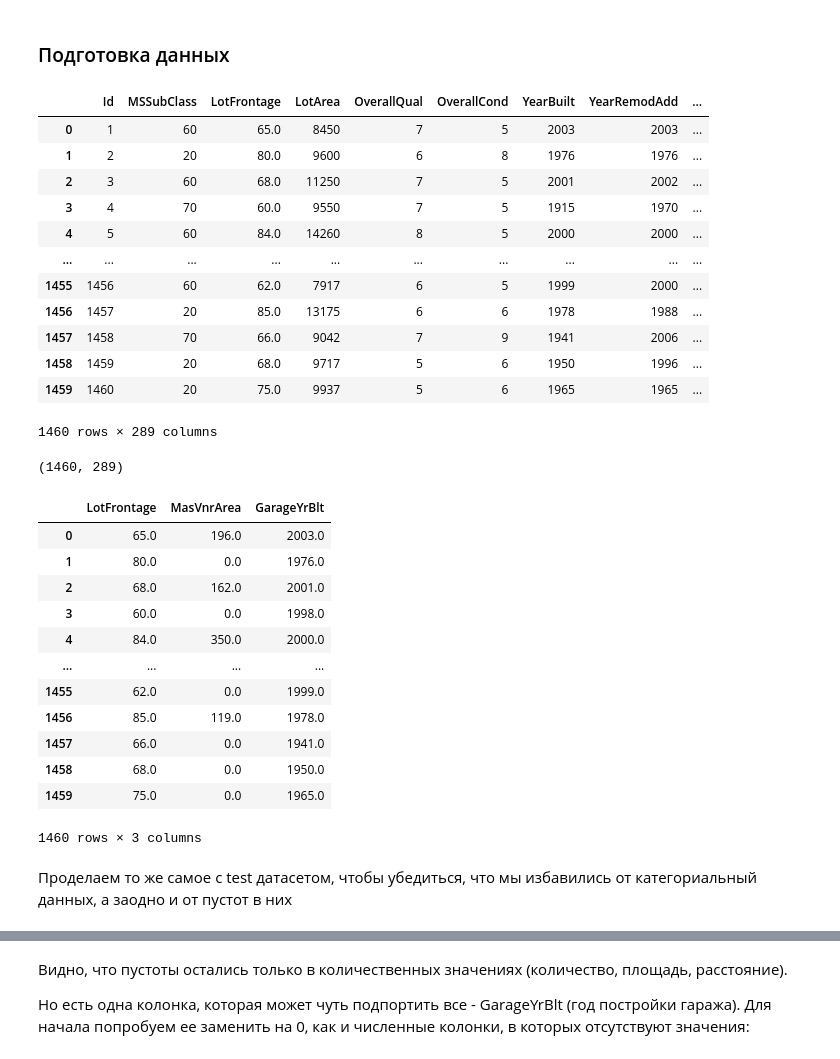
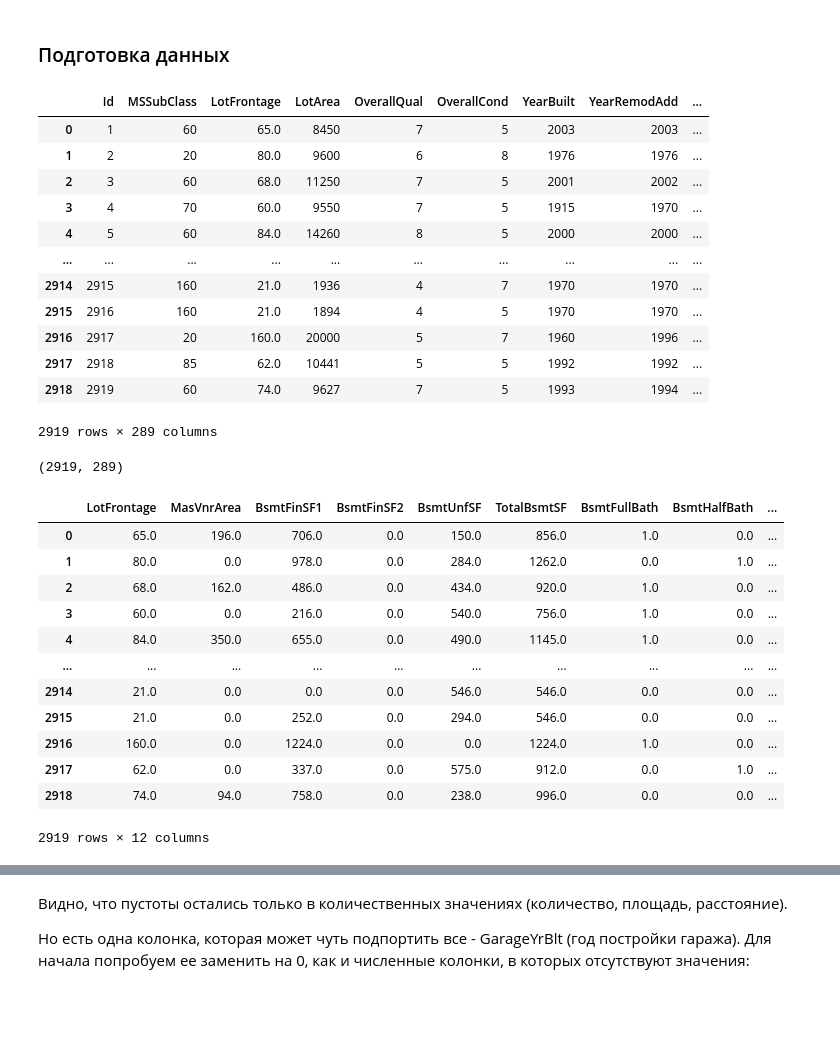
Before and after one commit to VakhromeevaKate/samsung-ai-coursse, a Jupyter notebook: HomeTask/sale_price_prediction.ipynb, the cells around one changed output, grey strips where cells are left out. Saved outputs shown, nothing was run; the diff lists cells and outputs as text; code cells hidden in the pictures; blank space fills up the shorter version.

```diff
--- a/HomeTask/sale_price_prediction.ipynb
+++ b/HomeTask/sale_price_prediction.ipynb
@@ -133,8 +133,9 @@ suspitious_nans
 ### Подготовка данных
 # %%
 # попробуем преобразовать категориальные данные
-df_train = pd.get_dummies(train)
-df_train
+df_full = pd.concat([train, test], ignore_index=True, sort = False)
+df_full = pd.get_dummies(full)
+df_full
 # %% [output]
 |  | Id | MSSubClass | LotFrontage | LotArea | OverallQual | OverallCond | YearBuilt | YearRemodAdd | ... |
 | 0 | 1 | 60 | 65.0 | 8450 | 7 | 5 | 2003 | 2003 | ... |
@@ -143,33 +144,31 @@ df_train
 | 3 | 4 | 70 | 60.0 | 9550 | 7 | 5 | 1915 | 1970 | ... |
 | 4 | 5 | 60 | 84.0 | 14260 | 8 | 5 | 2000 | 2000 | ... |
 | ... | ... | ... | ... | ... | ... | ... | ... | ... | ... |
-| 1455 | 1456 | 60 | 62.0 | 7917 | 6 | 5 | 1999 | 2000 | ... |
-| 1456 | 1457 | 20 | 85.0 | 13175 | 6 | 6 | 1978 | 1988 | ... |
-| 1457 | 1458 | 70 | 66.0 | 9042 | 7 | 9 | 1941 | 2006 | ... |
-| 1458 | 1459 | 20 | 68.0 | 9717 | 5 | 6 | 1950 | 1996 | ... |
-| 1459 | 1460 | 20 | 75.0 | 9937 | 5 | 6 | 1965 | 1965 | ... |
+| 2914 | 2915 | 160 | 21.0 | 1936 | 4 | 7 | 1970 | 1970 | ... |
+| 2915 | 2916 | 160 | 21.0 | 1894 | 4 | 5 | 1970 | 1970 | ... |
+| 2916 | 2917 | 20 | 160.0 | 20000 | 5 | 7 | 1960 | 1996 | ... |
+| 2917 | 2918 | 85 | 62.0 | 10441 | 5 | 5 | 1992 | 1992 | ... |
+| 2918 | 2919 | 60 | 74.0 | 9627 | 7 | 5 | 1993 | 1994 | ... |
-1460 rows × 289 columns
+2919 rows × 289 columns
 # %%
-df_train.shape
+df_full.shape
 # %% [output]
-(1460, 289)
+(2919, 289)
 # %%
-# пустоты в train после преобразований
-df_train_nans = df_train.loc[:, df_train.isnull().any()].copy()
-df_train_nans
+# пустоты в полном датасете после преобразований
+df_full_nans = df_full.loc[:, df_full.isnull().any()].copy()
+df_full_nans
 # %% [output]
-|  | LotFrontage | MasVnrArea | GarageYrBlt |
-| 0 | 65.0 | 196.0 | 2003.0 |
-| 1 | 80.0 | 0.0 | 1976.0 |
-| 2 | 68.0 | 162.0 | 2001.0 |
-| 3 | 60.0 | 0.0 | 1998.0 |
-| 4 | 84.0 | 350.0 | 2000.0 |
-| ... | ... | ... | ... |
-| 1455 | 62.0 | 0.0 | 1999.0 |
-| 1456 | 85.0 | 119.0 | 1978.0 |
-| 1457 | 66.0 | 0.0 | 1941.0 |
-| 1458 | 68.0 | 0.0 | 1950.0 |
-| 1459 | 75.0 | 0.0 | 1965.0 |
+|  | LotFrontage | MasVnrArea | BsmtFinSF1 | BsmtFinSF2 | BsmtUnfSF | TotalBsmtSF | BsmtFullBath | BsmtHalfBath | ... |
+| 0 | 65.0 | 196.0 | 706.0 | 0.0 | 150.0 | 856.0 | 1.0 | 0.0 | ... |
+| 1 | 80.0 | 0.0 | 978.0 | 0.0 | 284.0 | 1262.0 | 0.0 | 1.0 | ... |
+| 2 | 68.0 | 162.0 | 486.0 | 0.0 | 434.0 | 920.0 | 1.0 | 0.0 | ... |
+| 3 | 60.0 | 0.0 | 216.0 | 0.0 | 540.0 | 756.0 | 1.0 | 0.0 | ... |
+| 4 | 84.0 | 350.0 | 655.0 | 0.0 | 490.0 | 1145.0 | 1.0 | 0.0 | ... |
+| ... | ... | ... | ... | ... | ... | ... | ... | ... | ... |
+| 2914 | 21.0 | 0.0 | 0.0 | 0.0 | 546.0 | 546.0 | 0.0 | 0.0 | ... |
+| 2915 | 21.0 | 0.0 | 252.0 | 0.0 | 294.0 | 546.0 | 0.0 | 0.0 | ... |
+| 2916 | 160.0 | 0.0 | 1224.0 | 0.0 | 0.0 | 1224.0 | 1.0 | 0.0 | ... |
+| 2917 | 62.0 | 0.0 | 337.0 | 0.0 | 575.0 | 912.0 | 0.0 | 1.0 | ... |
+| 2918 | 74.0 | 94.0 | 758.0 | 0.0 | 238.0 | 996.0 | 0.0 | 0.0 | ... |
-1460 rows × 3 columns
+2919 rows × 12 columns
-# %% [markdown]
-Проделаем то же самое с test датасетом, чтобы убедиться, что мы избавились от категориальный данных, а заодно и от пустот в них
```
Also changed, not shown: parts of 12 cells of this notebook.
